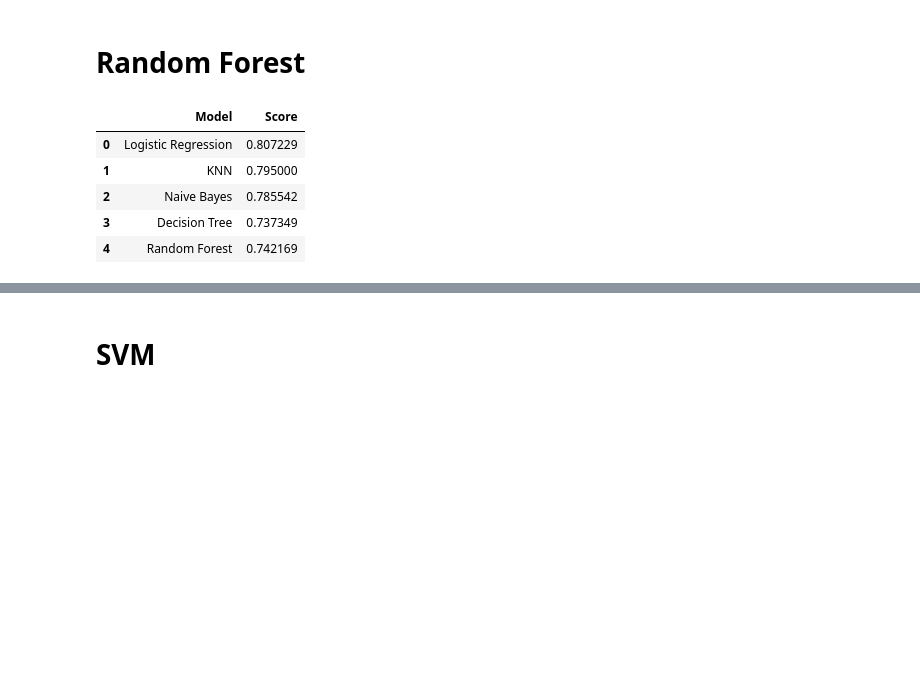
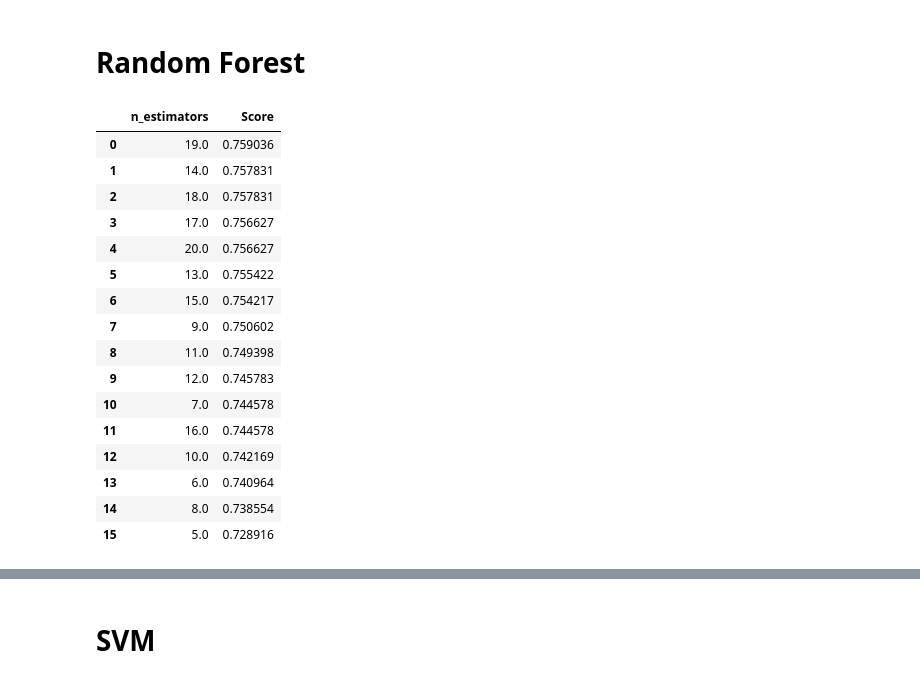
Before and after one commit to YannDel/Mammogram_classification, a Jupyter notebook: Mammogram_classification.ipynb, the cells around one changed output, grey strips where cells are left out. Cells and saved outputs as stored; diff of their text form; code cells hidden in the pictures; blank space fills up the shorter version.

```diff
--- a/Mammogram_classification.ipynb
+++ b/Mammogram_classification.ipynb
@@ -277,17 +285,31 @@ scores
 # %%
 from sklearn.ensemble import RandomForestClassifier
 
-model = RandomForestClassifier(n_estimators=10, random_state=1)
-cv_scores = cross_val_score(model, X_scaled, Y, cv=10)
+results = pd.DataFrame(columns=['n_estimators', 'Score'])
+k = 0
+for n_estimators in range(5, 21):
+    model = RandomForestClassifier(n_estimators=n_estimators, random_state=1)
+    cv_scores = cross_val_score(model, X_scaled, Y, cv=10)
+    results.loc[k] = [n_estimators, cv_scores.mean()]
+    k += 1
 
-score = cv_scores.mean()
-
-scores.loc[4] = ['Random Forest', score]
-scores
+results = results.sort_values('Score', ascending=False)
+results.reset_index(drop=True)
 # %% [output]
-|  | Model | Score |
-| 0 | Logistic Regression | 0.807229 |
-| 1 | KNN | 0.795000 |
-| 2 | Naive Bayes | 0.785542 |
-| 3 | Decision Tree | 0.737349 |
-| 4 | Random Forest | 0.742169 |
+|  | n_estimators | Score |
+| 0 | 19.0 | 0.759036 |
+| 1 | 14.0 | 0.757831 |
+| 2 | 18.0 | 0.757831 |
+| 3 | 17.0 | 0.756627 |
+| 4 | 20.0 | 0.756627 |
+| 5 | 13.0 | 0.755422 |
+| 6 | 15.0 | 0.754217 |
+| 7 | 9.0 | 0.750602 |
+| 8 | 11.0 | 0.749398 |
+| 9 | 12.0 | 0.745783 |
+| 10 | 7.0 | 0.744578 |
+| 11 | 16.0 | 0.744578 |
+| 12 | 10.0 | 0.742169 |
+| 13 | 6.0 | 0.740964 |
+| 14 | 8.0 | 0.738554 |
+| 15 | 5.0 | 0.728916 |
```
Also changed, not shown: parts of 15 cells of this notebook.
